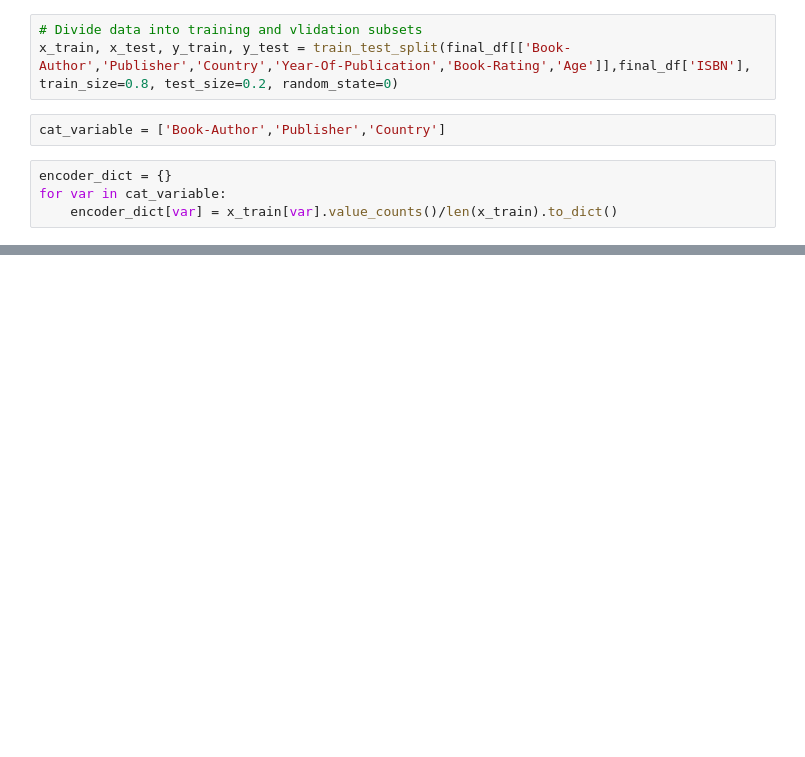
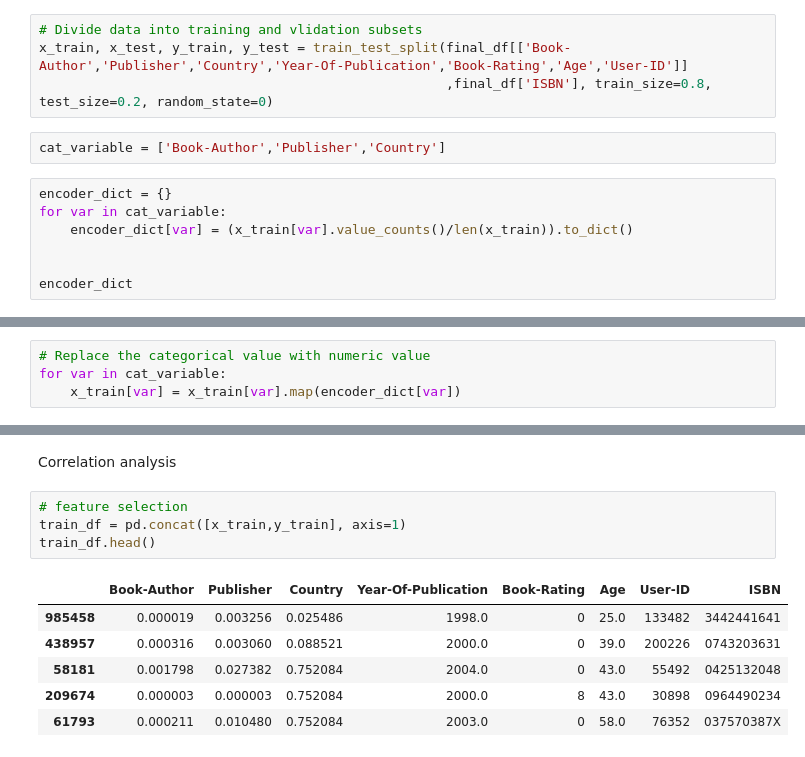
Before and after one commit to flo-shi/Recommender-System, a Jupyter notebook: recommenda system.ipynb, the cells around one changed output, grey strips where cells are left out. Saved outputs shown, nothing was run; the diff lists cells and outputs as text; blank space fills up the shorter version.

```diff
--- a/recommenda system.ipynb
+++ b/recommenda system.ipynb
@@ -372,11 +372,15 @@ Name: Book-Author, Length: 83817, dtype: int64
 Transforming categorical data and splitting train and test data
 # %%
 # Divide data into training and vlidation subsets
-x_train, x_test, y_train, y_test = train_test_split(final_df[['Book-Author','Publisher','Country','Year-Of-Publication','Book-Rating','Age']],final_df['ISBN'], train_size=0.8, test_size=0.2, random_state=0)
+x_train, x_test, y_train, y_test = train_test_split(final_df[['Book-Author','Publisher','Country','Year-Of-Publication','Book-Rating','Age','User-ID']]
+                                                    ,final_df['ISBN'], train_size=0.8, test_size=0.2, random_state=0)
 # %%
 cat_variable = ['Book-Author','Publisher','Country']
 # %%
 encoder_dict = {}
 for var in cat_variable:
-    encoder_dict[var] = x_train[var].value_counts()/len(x_train).to_dict()
+    encoder_dict[var] = (x_train[var].value_counts()/len(x_train)).to_dict()
+
+
+encoder_dict
 # %% [output]
@@ -383,0 +404,4 @@ AttributeError: 'int' object has no attribute 'to_dict'
+# %%
+# Replace the categorical value with numeric value
+for var in cat_variable:
+    x_train[var] = x_train[var].map(encoder_dict[var])
@@ -383,0 +419,13 @@ AttributeError: 'int' object has no attribute 'to_dict'
+# %% [markdown]
+Correlation analysis
+# %%
+# feature selection
+train_df = pd.concat([x_train,y_train], axis=1)
+train_df.head()
+# %% [output]
+|  | Book-Author | Publisher | Country | Year-Of-Publication | Book-Rating | Age | User-ID | ISBN |
+| 985458 | 0.000019 | 0.003256 | 0.025486 | 1998.0 | 0 | 25.0 | 133482 | 3442441641 |
+| 438957 | 0.000316 | 0.003060 | 0.088521 | 2000.0 | 0 | 39.0 | 200226 | 0743203631 |
+| 58181 | 0.001798 | 0.027382 | 0.752084 | 2004.0 | 0 | 43.0 | 55492 | 0425132048 |
+| 209674 | 0.000003 | 0.000003 | 0.752084 | 2000.0 | 8 | 43.0 | 30898 | 0964490234 |
+| 61793 | 0.000211 | 0.010480 | 0.752084 | 2003.0 | 0 | 58.0 | 76352 | 037570387X |
```
Also changed, not shown: parts of 3 cells of this notebook.
